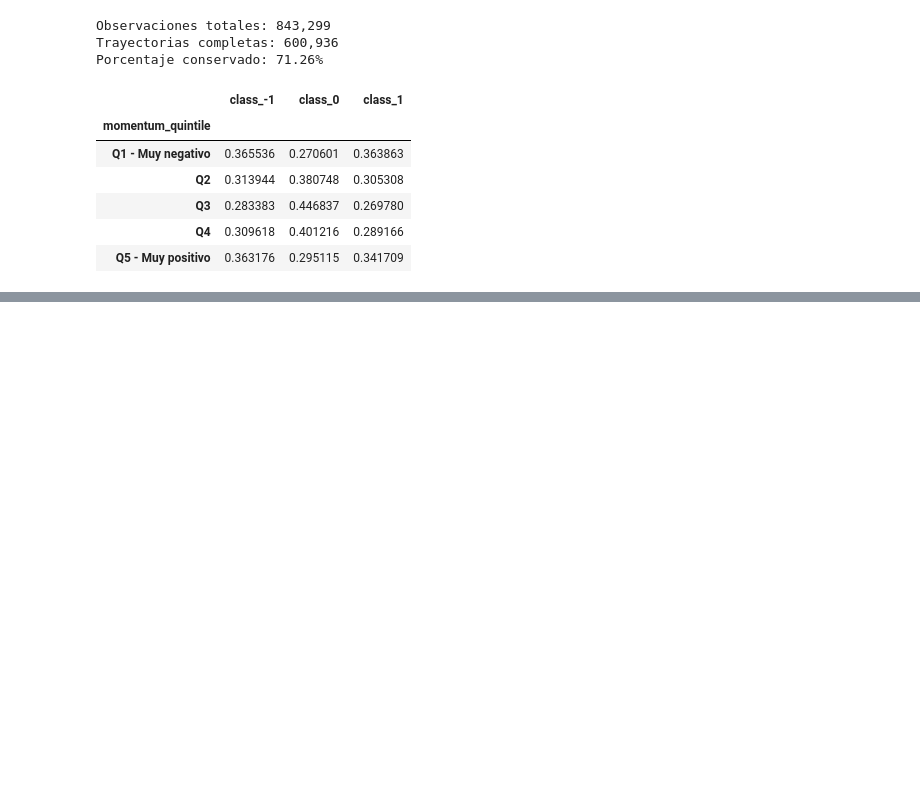
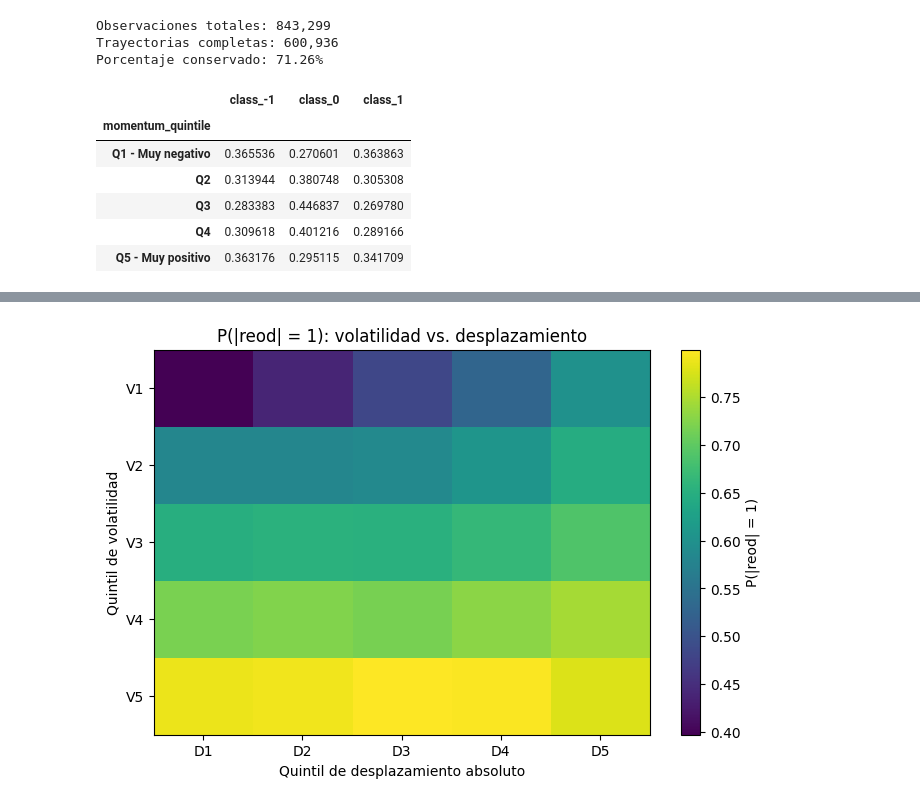
Before and after one commit to ADRIANVM117/data-science-portfolio, a Jupyter notebook: EXAMEN_DL_BOURBAKI/notebooks/01_eda_and_signal_hypotheses.ipynb, the cells around one changed output, grey strips where cells are left out. Cells and saved outputs as stored; diff of their text form; code cells hidden in the pictures; blank space fills up the shorter version.

```diff
--- a/EXAMEN_DL_BOURBAKI/notebooks/01_eda_and_signal_hypotheses.ipynb
+++ b/EXAMEN_DL_BOURBAKI/notebooks/01_eda_and_signal_hypotheses.ipynb
@@ -142,0 +590,6 @@ plt.show()
+# %%
+# Creamos quintiles independientes:
+complete["abs_return_quintile"] = pd.qcut(complete["abs_cum_return_bps"],q=5,labels=["D1", "D2", "D3", "D4", "D5"])
+complete["vol_quintile"] = pd.qcut(complete["realized_vol_bps"],q=5,labels=["V1", "V2", "V3", "V4", "V5"])
+directional_surface = (complete.groupby(["vol_quintile", "abs_return_quintile"],observed=True)["directional"].mean().unstack())
+directional_surface
@@ -142,0 +604,13 @@ plt.show()
+# %%
+plt.figure(figsize=(8, 5))
+
+plt.imshow(directional_surface.values,aspect="auto")
+plt.xticks(range(len(directional_surface.columns)),directional_surface.columns)
+plt.yticks(range(len(directional_surface.index)),directional_surface.index)
+plt.xlabel("Quintil de desplazamiento absoluto")
+plt.ylabel("Quintil de volatilidad")
+plt.title("P(|reod| = 1): volatilidad vs. desplazamiento")
+plt.colorbar(label="P(|reod| = 1)")
+plt.show()
+# %% [output]
+[figure, added]
```
Also changed, not shown: parts of 55 cells of this notebook.
